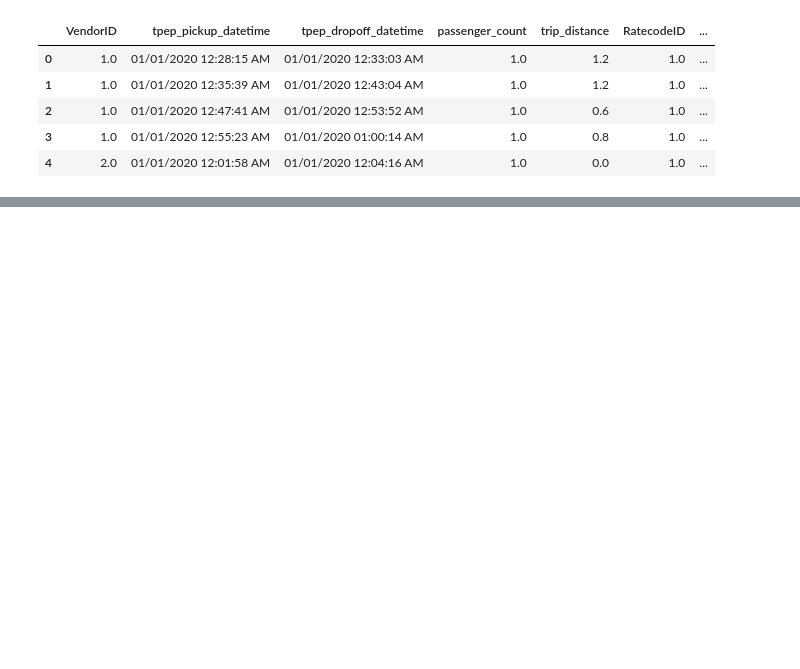
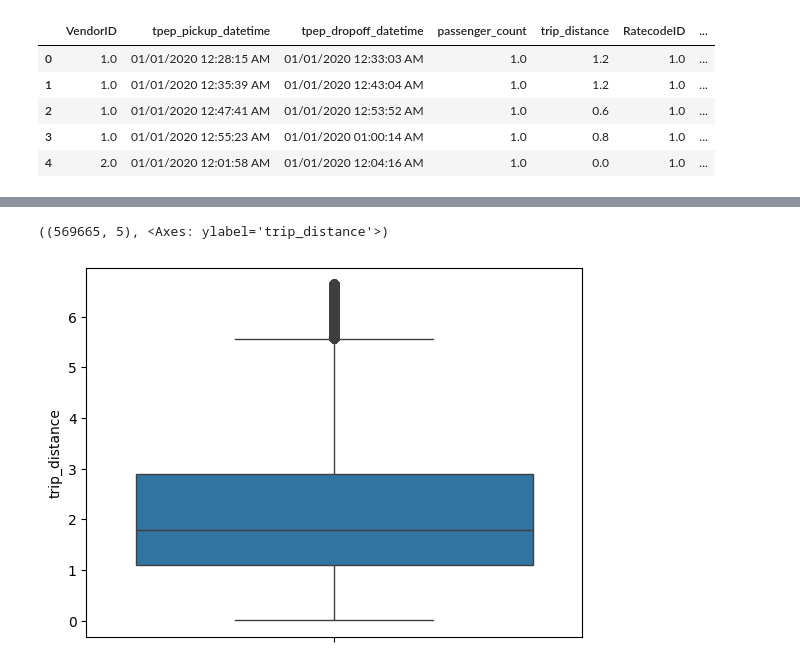
Before and after one commit to rajatvegan/Notebooks, a Jupyter notebook: 1_project-NYC-taxi.ipynb, the cells around one changed output, grey strips where cells are left out. Saved outputs shown, nothing was run; the diff lists cells and outputs as text; code cells hidden in the pictures; blank space fills up the shorter version.

```diff
--- a/1_project-NYC-taxi.ipynb
+++ b/1_project-NYC-taxi.ipynb
@@ -38,0 +248,16 @@ df.head()
+# %%
+# removing outliers from IQR
+for col in ['fare_amount', 'trip_distance', 'duration']:
+    q1 = df[col].quantile(0.25)
+    q3 = df[col].quantile(0.75)
+    iqr = q3 - q1
+
+    lower_bound = q1 - (1.5 * iqr)
+    upper_bound = q3 + (1.5 * iqr)
+
+    df = df[(df[col] > lower_bound) & (df[col] < upper_bound)]
+
+df.shape,sns.boxplot(df['trip_distance'])
+# %% [output]
+((569665, 5), <Axes: ylabel='trip_distance'>)
+[figure, added]
```
Also changed, not shown: parts of 25 cells of this notebook.
